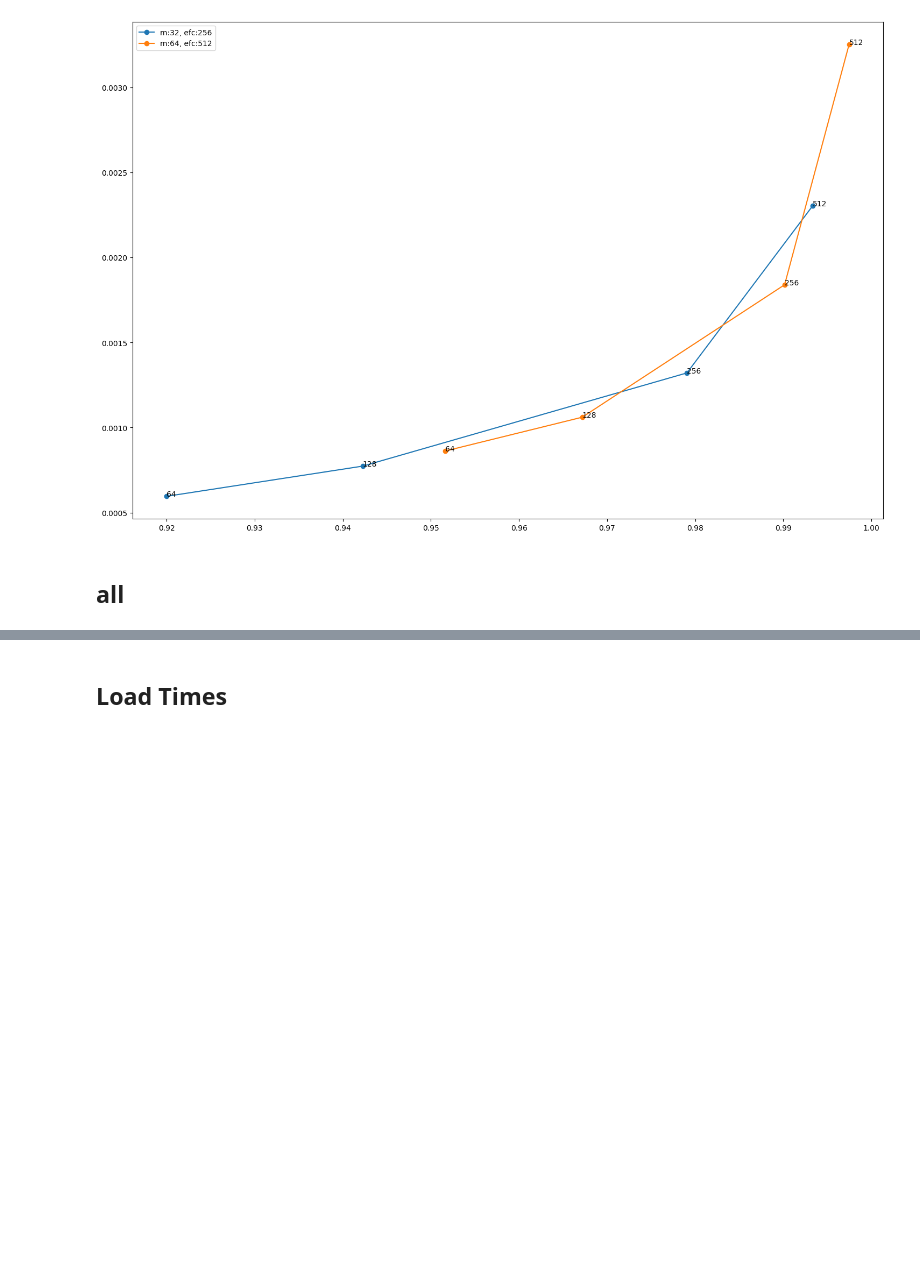
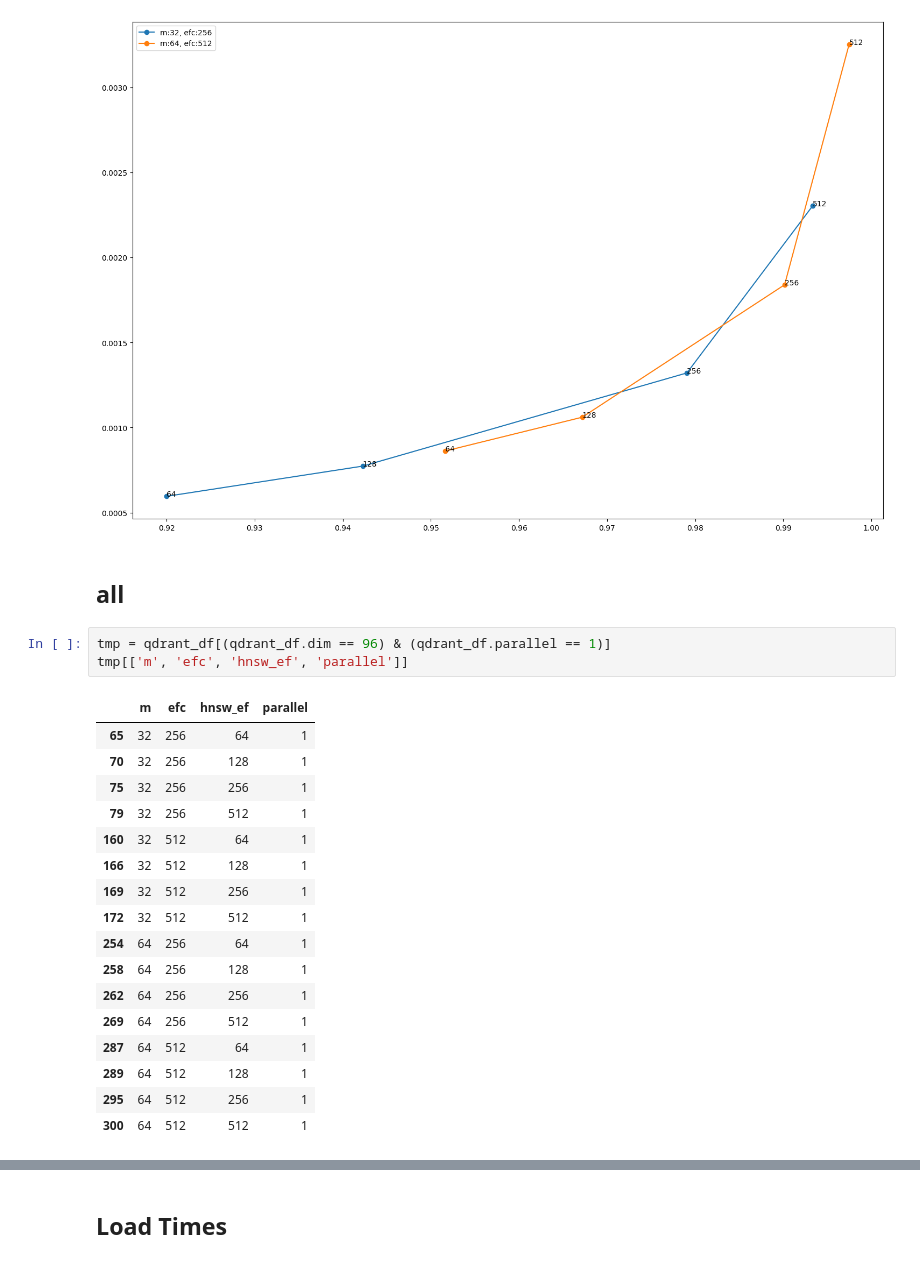
Before and after one commit to qdrant/vector-db-benchmark, a Jupyter notebook: results.ipynb, the cells around one changed output, grey strips where cells are left out. Drawn from its saved outputs; the diff is of its cells as text; blank space fills up the shorter version.

```diff
--- a/results.ipynb
+++ b/results.ipynb
@@ -409,6 +462,27 @@ fig.show()
 [figure]
 # %% [markdown]
 ## all
+# %%
+tmp = qdrant_df[(qdrant_df.dim == 96) & (qdrant_df.parallel == 1)]
+tmp[['m', 'efc', 'hnsw_ef', 'parallel']]
+# %% [output]
+|  | m | efc | hnsw_ef | parallel |
+| 65 | 32 | 256 | 64 | 1 |
+| 70 | 32 | 256 | 128 | 1 |
+| 75 | 32 | 256 | 256 | 1 |
+| 79 | 32 | 256 | 512 | 1 |
+| 160 | 32 | 512 | 64 | 1 |
+| 166 | 32 | 512 | 128 | 1 |
+| 169 | 32 | 512 | 256 | 1 |
+| 172 | 32 | 512 | 512 | 1 |
+| 254 | 64 | 256 | 64 | 1 |
+| 258 | 64 | 256 | 128 | 1 |
+| 262 | 64 | 256 | 256 | 1 |
+| 269 | 64 | 256 | 512 | 1 |
+| 287 | 64 | 512 | 64 | 1 |
+| 289 | 64 | 512 | 128 | 1 |
+| 295 | 64 | 512 | 256 | 1 |
+| 300 | 64 | 512 | 512 | 1 |
 # %%
 fig, ax = plt.subplots(figsize=(20,12))
 
```
Also changed, not shown: parts of 7 cells of this notebook, 5 other files.
